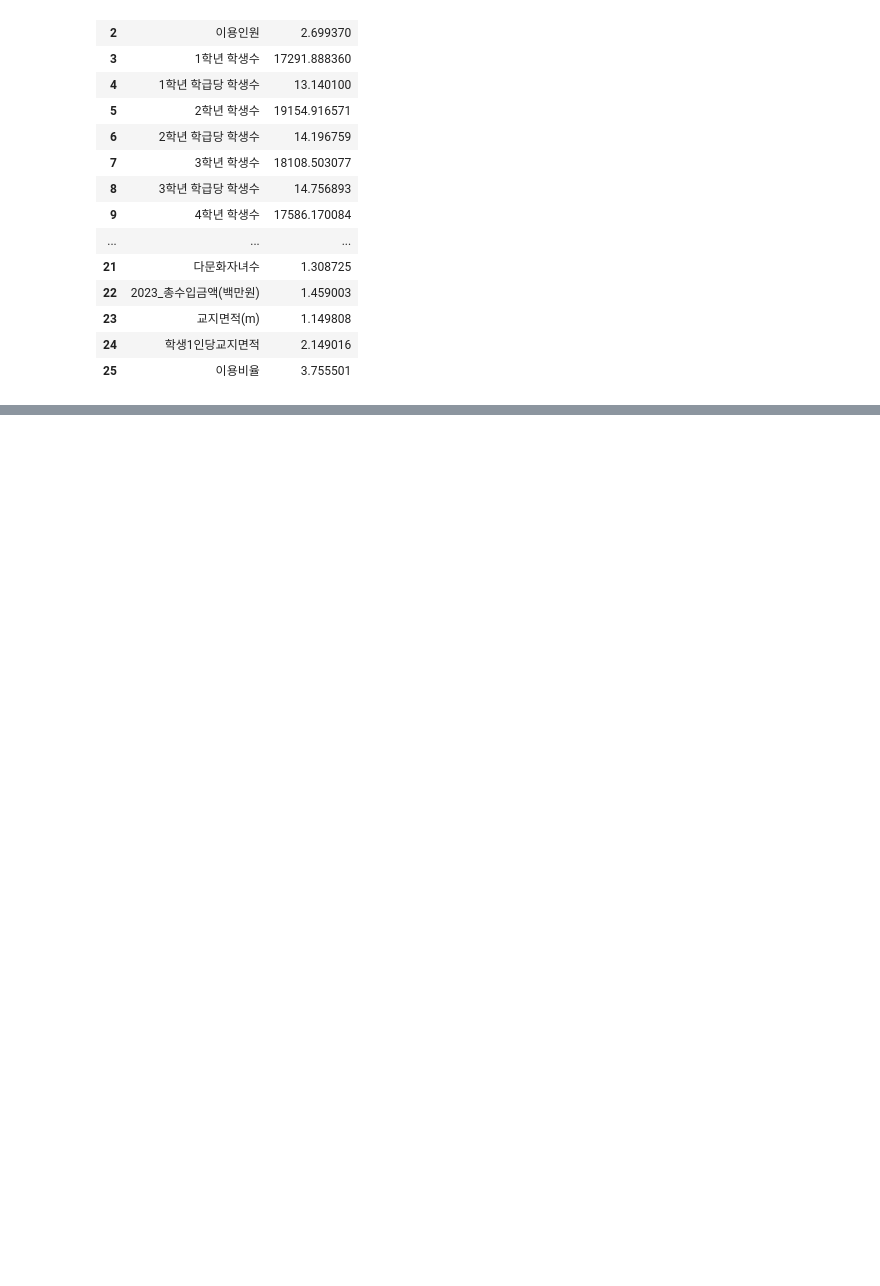
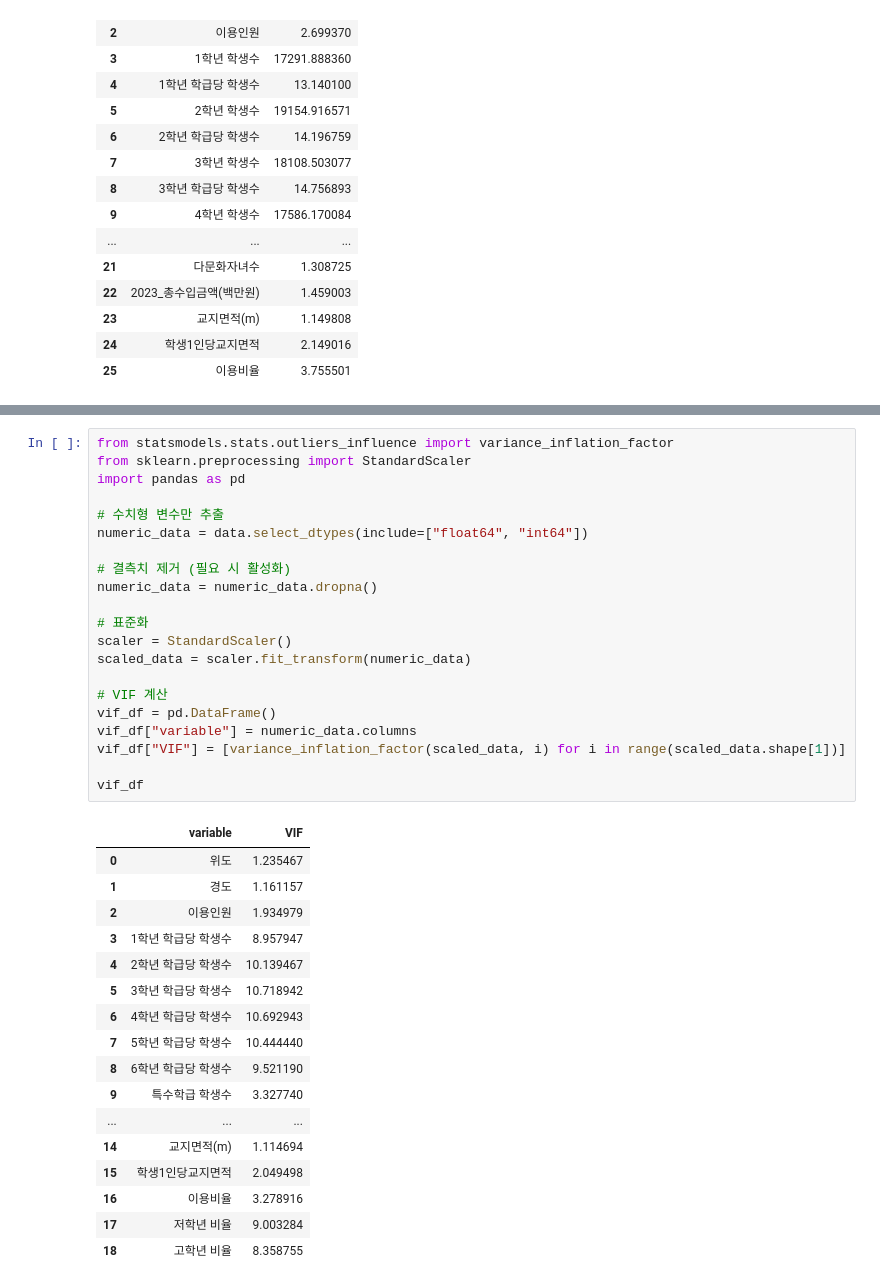
Before and after one commit to jeonggagyeong/education, a Jupyter notebook: EDA/clustering.ipynb, the cells around one changed output, grey strips where cells are left out. Saved outputs shown, nothing was run; the diff lists cells and outputs as text; blank space fills up the shorter version.

```diff
--- a/EDA/clustering.ipynb
+++ b/EDA/clustering.ipynb
@@ -260,0 +125,39 @@ Name: count, dtype: int64
+# %%
+from statsmodels.stats.outliers_influence import variance_inflation_factor
+from sklearn.preprocessing import StandardScaler
+import pandas as pd
+
+# 수치형 변수만 추출
+numeric_data = data.select_dtypes(include=["float64", "int64"])
+
+# 결측치 제거 (필요 시 활성화)
+numeric_data = numeric_data.dropna()
+
+# 표준화
+scaler = StandardScaler()
+scaled_data = scaler.fit_transform(numeric_data)
+
+# VIF 계산
+vif_df = pd.DataFrame()
+vif_df["variable"] = numeric_data.columns
+vif_df["VIF"] = [variance_inflation_factor(scaled_data, i) for i in range(scaled_data.shape[1])]
+
+vif_df
+# %% [output]
+|  | variable | VIF |
+| 0 | 위도 | 1.235467 |
+| 1 | 경도 | 1.161157 |
+| 2 | 이용인원 | 1.934979 |
+| 3 | 1학년 학급당 학생수 | 8.957947 |
+| 4 | 2학년 학급당 학생수 | 10.139467 |
+| 5 | 3학년 학급당 학생수 | 10.718942 |
+| 6 | 4학년 학급당 학생수 | 10.692943 |
+| 7 | 5학년 학급당 학생수 | 10.444440 |
+| 8 | 6학년 학급당 학생수 | 9.521190 |
+| 9 | 특수학급 학생수 | 3.327740 |
+| ... | ... | ... |
+| 14 | 교지면적(m) | 1.114694 |
+| 15 | 학생1인당교지면적 | 2.049498 |
+| 16 | 이용비율 | 3.278916 |
+| 17 | 저학년 비율 | 9.003284 |
+| 18 | 고학년 비율 | 8.358755 |
```
Also changed, not shown: parts of 14 cells of this notebook.
